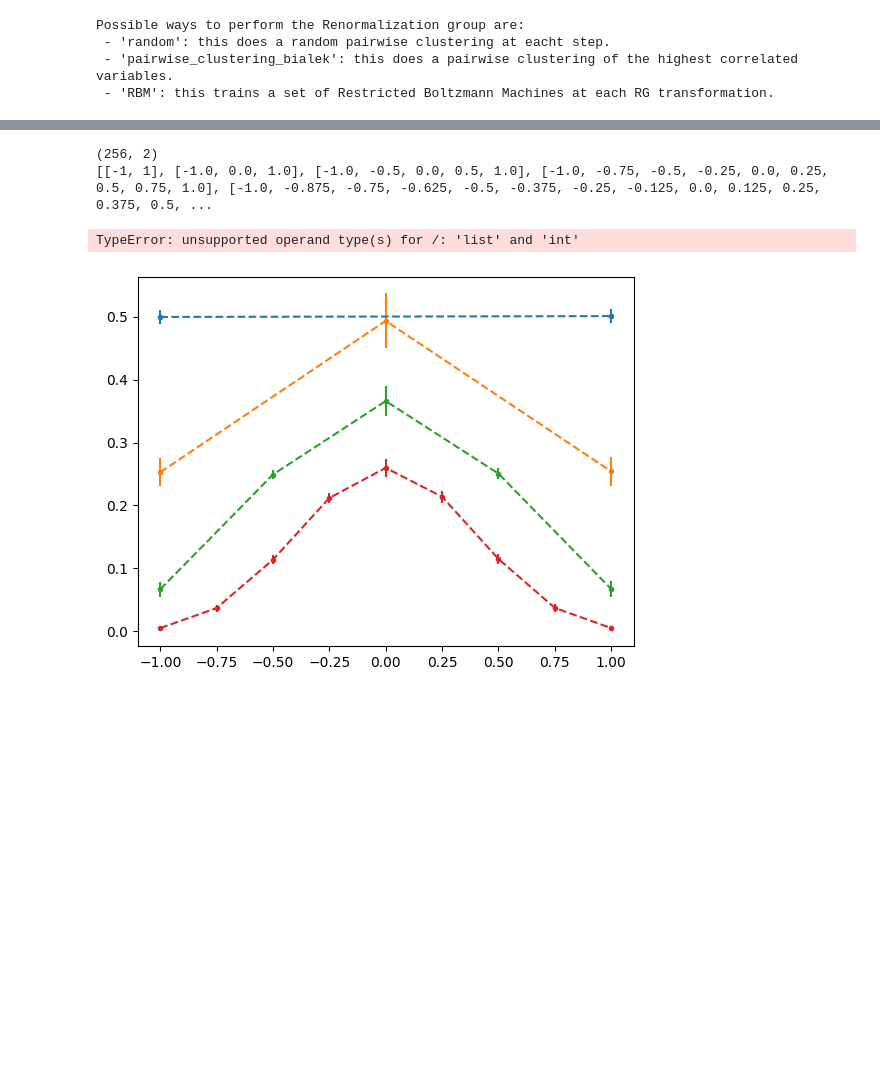
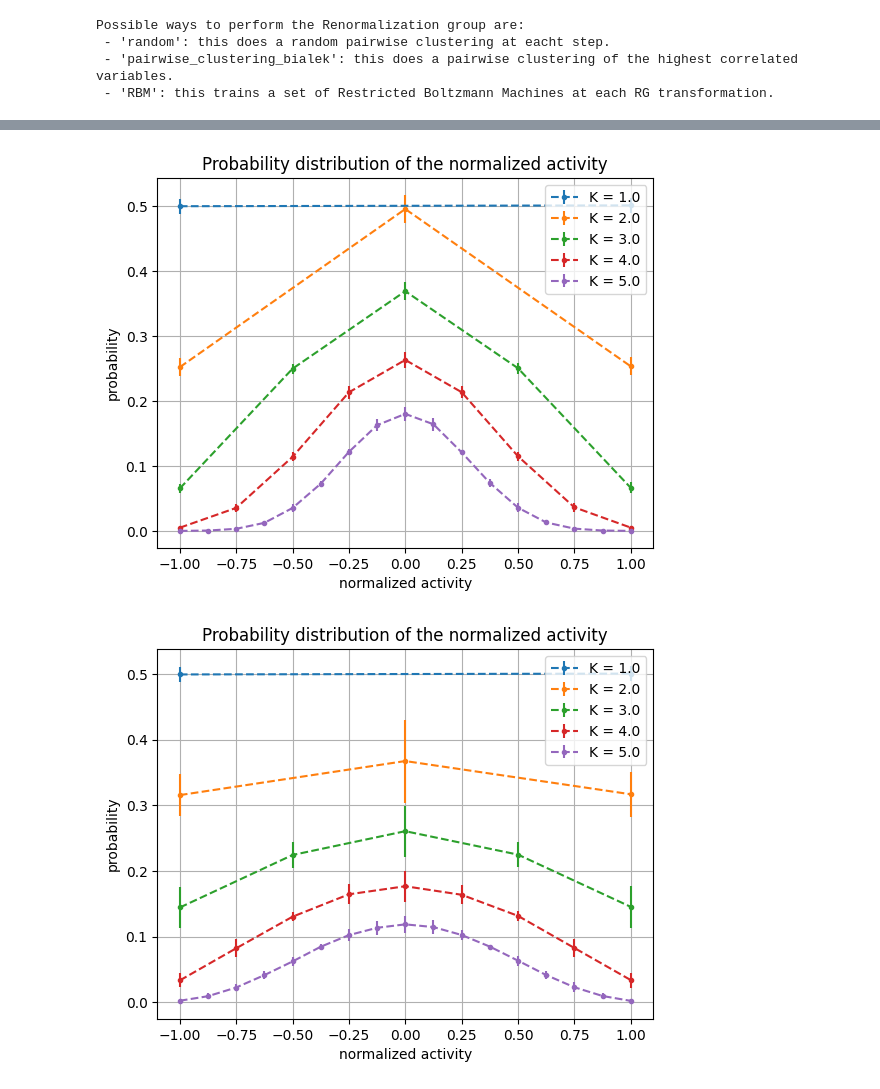
Before and after one commit to KKMGeraedts/Renormalization-Group-Bialek, a Jupyter notebook: Studying Scaling Behabiaour of Real Space RG (Bialek).ipynb, the cells around one changed output, grey strips where cells are left out. Cells and saved outputs as stored; diff of their text form; code cells hidden in the pictures; blank space fills up the shorter version.

Commit message:
Added some more plots

```diff
--- a/Studying Scaling Behabiaour of Real Space RG (Bialek).ipynb
+++ b/Studying Scaling Behabiaour of Real Space RG (Bialek).ipynb
@@ -87,6 +97,6 @@ Xs_random, clusters_random, _ = RG_random.extract_data()
 Xs_bialek, clusters_bialek, _ = RG_bialek.extract_data()
 
 # Compute distributions
-probabilities_clusters_random, activity_clusters_random = RG_random.compute_probability_distributions()
-probabilities_clusters_bialek, activity_clusters_bialek = RG_bialek.compute_probability_distributions()
+p_averages_random, p_stds_random, unique_activity_values_random = RG_random.compute_probability_distributions()
+p_averages_bialek, p_stds_bialek, unique_activity_values_bialek = RG_bialek.compute_probability_distributions()
 # %% [output]
@@ -112,13 +119,7 @@ plot_eigenvalue_spectra_within_clusters(Xs_bialek, clusters_bialek)
 # %%
-print(np.array(activity_clusters_bialek[0]).shape)
-activs = [activ[0] for activ in activity_clusters_bialek]
-print(activs)
-
-# Plot distributions
-plot_probability_distributions(probabilities_clusters_random, activity_clusters_random)
-plot_probability_distributions(probabilities_clusters_bialek, activity_clusters_bialek)
+# Plot distribution of activity
+plot_normalized_activity(p_averages_random, p_stds_random, unique_activity_values_random)
+plot_normalized_activity(p_averages_bialek, p_stds_bialek, unique_activity_values_bialek)
 # %% [output]
-(256, 2)
-[[-1, 1], [-1.0, 0.0, 1.0], [-1.0, -0.5, 0.0, 0.5, 1.0], [-1.0, -0.75, -0.5, -0.25, 0.0, 0.25, 0.5, 0.75, 1.0], [-1.0, -0.875, -0.75, -0.625, -0.5, -0.375, -0.25, -0.125, 0.0, 0.125, 0.25, 0.375, 0.5, ...
-TypeError: unsupported operand type(s) for /: 'list' and 'int'
-[figure, old version]
+[figure, new version]
+[figure, added]
```
Also changed, not shown: parts of 15 cells of this notebook, 2 other files.
